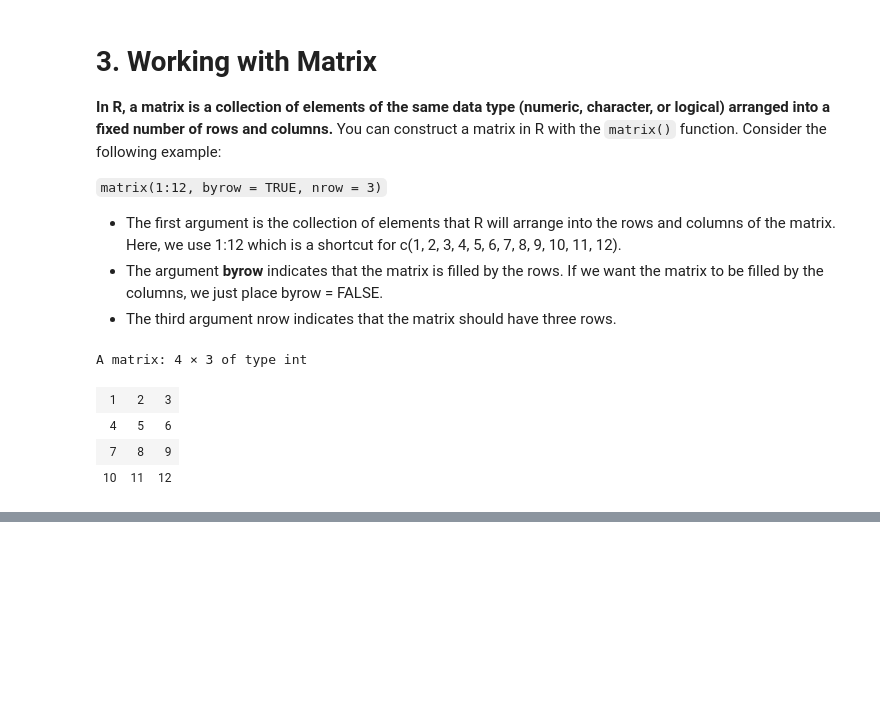
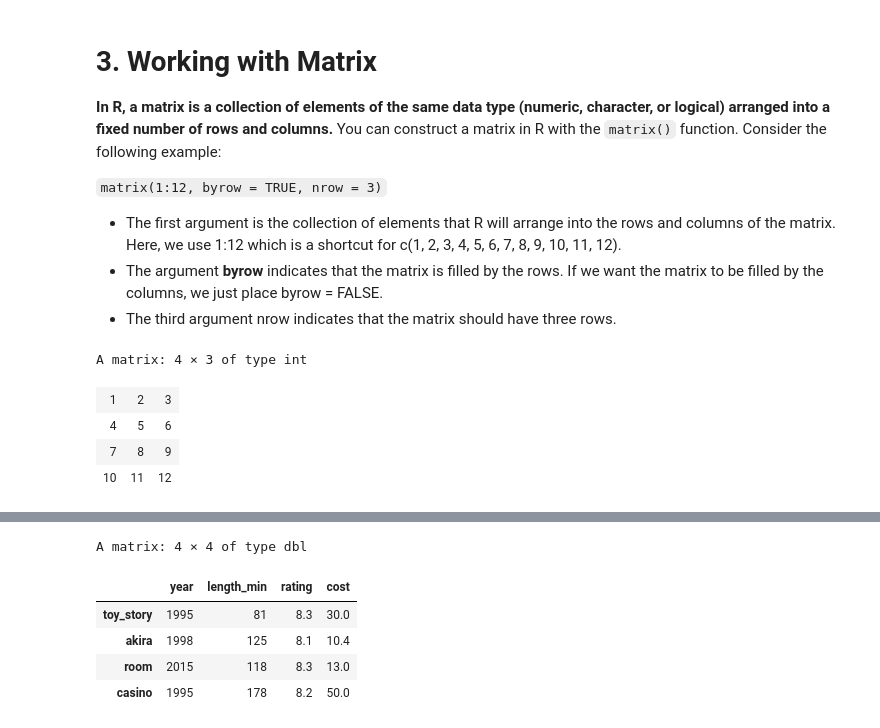
Before and after one commit to recervictory/LearingR, a Jupyter notebook: 01_Introducation_to_R.ipynb, the cells around one changed output, grey strips where cells are left out. Drawn from its saved outputs; the diff is of its cells as text; code cells hidden in the pictures; blank space fills up the shorter version.

```diff
--- a/01_Introducation_to_R.ipynb
+++ b/01_Introducation_to_R.ipynb
@@ -233,3 +233,12 @@ A matrix: 4 × 3 of type int
 | 4 | 5 | 6 |
 | 7 | 8 | 9 |
 | 10 | 11 | 12 |
+# %%
+# Using Vectors to construct matrix
+toy_story <- c(1995,81,8.3)
+akira <- c(1998,125,8.1)
+room <- c(2015,118,8.3)
+
+movies <- c(toy_story,akira,room)
+movies_matrix <- matrix(movies,byrow = TRUE,nrow = 3)
+movies_matrix
@@ -235,0 +271,3 @@ A matrix: 4 × 3 of type int
+# %%
+cost <- c(30,10.4,13)
+movies_matrix <- cbind(movies_matrix, cost)
@@ -235,0 +282,12 @@ A matrix: 4 × 3 of type int
+# %%
+casino <- c(1995,178,8.2,50)
+movies_matrix <- rbind(movies_matrix,casino)
+# %%
+movies_matrix
+# %% [output]
+A matrix: 4 × 4 of type dbl
+|  | year | length_min | rating | cost |
+| toy_story | 1995 | 81 | 8.3 | 30.0 |
+| akira | 1998 | 125 | 8.1 | 10.4 |
+| room | 2015 | 118 | 8.3 | 13.0 |
+| casino | 1995 | 178 | 8.2 | 50.0 |
```
Also changed, not shown: parts of 16 cells of this notebook.
